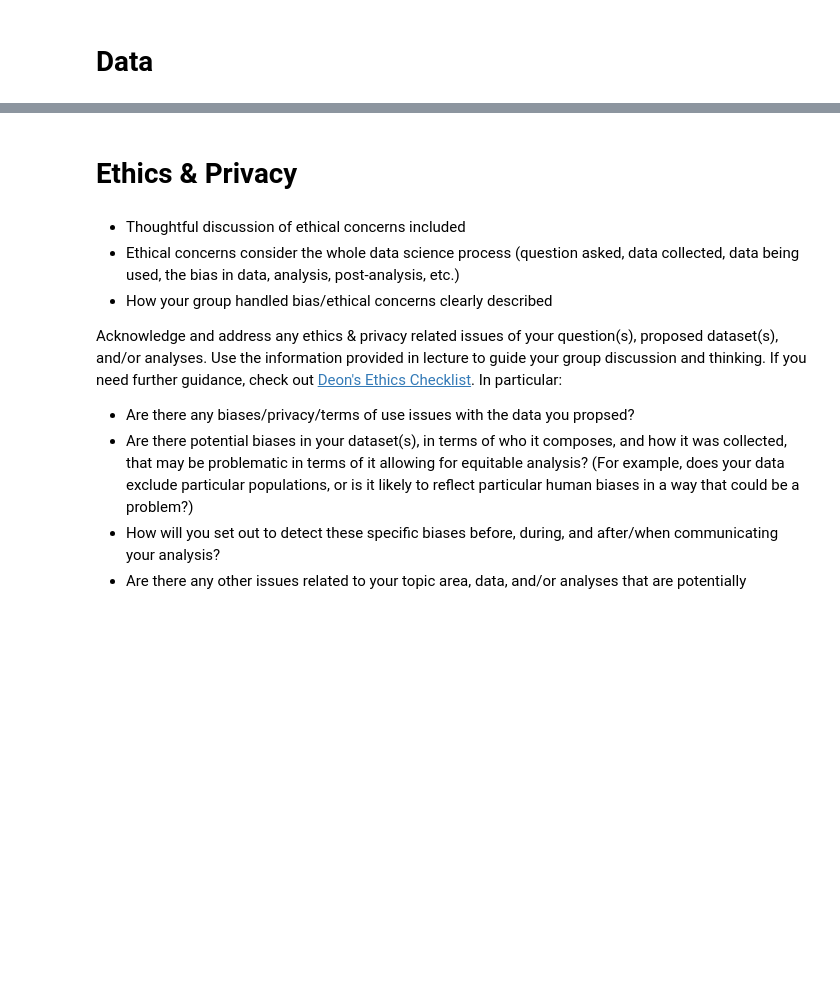
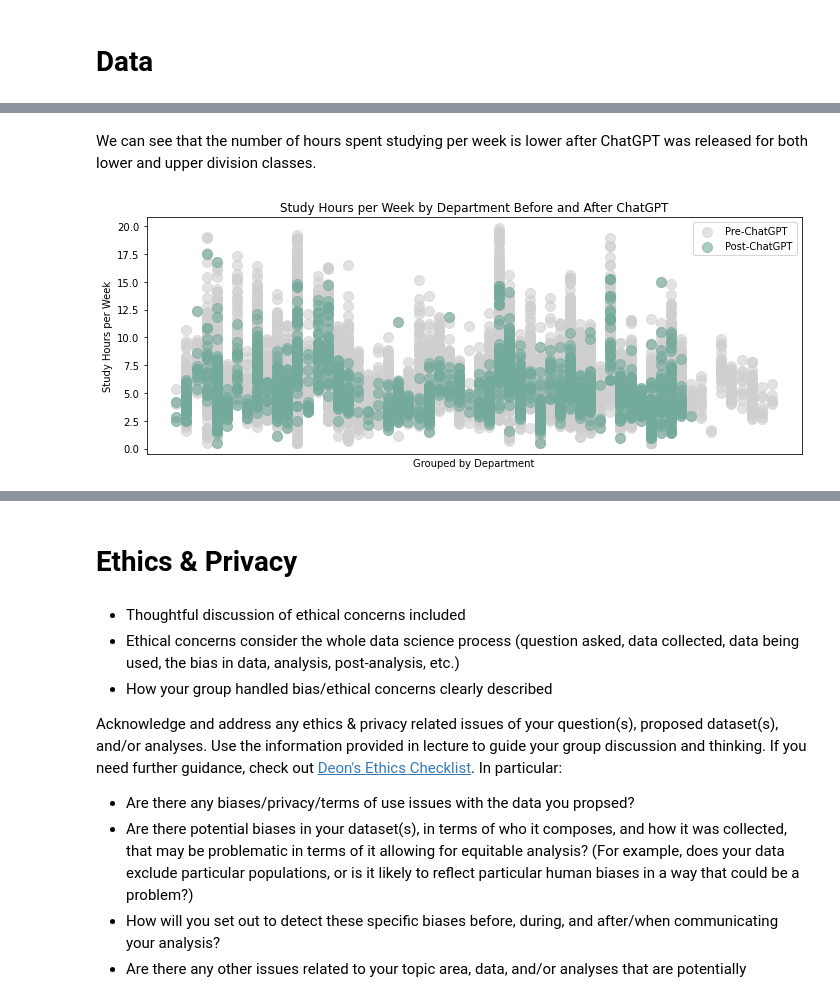
Before and after one commit to aydintabai/AI-Academic-Impact-Case-Study, a Jupyter notebook: EDACheckpoint_Group112_WI24.ipynb, the cells around one changed output, grey strips where cells are left out. Cells and saved outputs as stored; diff of their text form; code cells hidden in the pictures; blank space fills up the shorter version.

```diff
--- a/EDACheckpoint_Group112_WI24.ipynb
+++ b/EDACheckpoint_Group112_WI24.ipynb
@@ -104,0 +681,28 @@ Some more words and stuff.  Remember notebooks work best if you interleave the c
+# %% [markdown]
+We can see that the number of hours spent studying per week is lower after ChatGPT was released for both lower and upper division classes.
+# %%
+# Group by Department
+
+subject_codes = capes_df['Department'].unique()
+subject_codes_dict = {code: i for i, code in enumerate(subject_codes)}
+
+plt.figure(figsize=(10, 4))
+
+plt.scatter(pre_gpt['Department'], pre_gpt['Study Hours per Week'], alpha=0.6, label='Pre-ChatGPT', s=100, color='#cfcfcf')
+plt.scatter(post_gpt['Department'], post_gpt['Study Hours per Week'], alpha=0.6, label='Post-ChatGPT', s=100, color='#74AA9C')
+
+# Adding labels and legend
+plt.xlabel('Grouped by Department')
+plt.ylabel('Study Hours per Week')
+plt.title('Study Hours per Week by Department Before and After ChatGPT')
+plt.legend()
+
+# Improve the x-axis: replace numeric labels with subject codes
+# plt.xticks(ticks=np.arange(len(subject_codes)), labels=subject_codes, rotation='vertical')
+plt.xticks([])
+
+# Show plot
+plt.tight_layout()  # Adjusts subplot params to give some padding
+plt.show()
+# %% [output]
+[figure, added]
```
Also changed, not shown: parts of 61 cells of this notebook, 4 other files.
